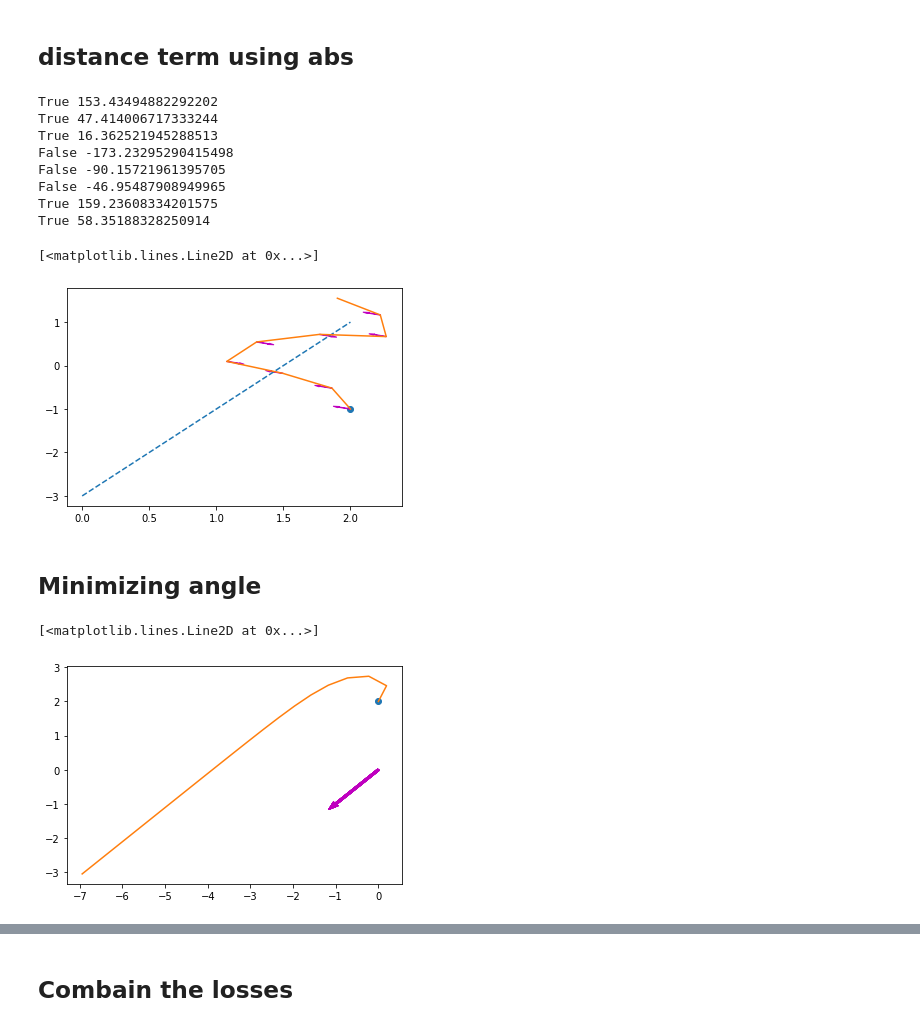
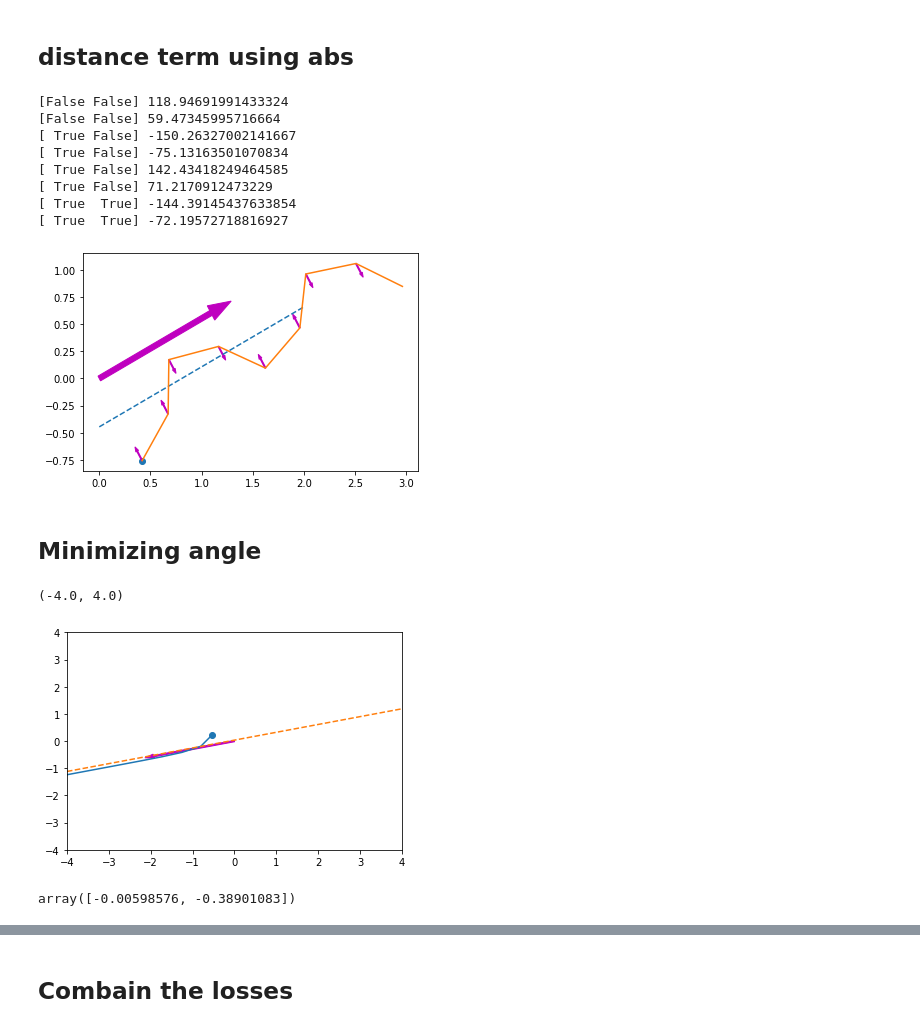
Before and after one commit to Nyctolex/Autonomous-Car, a Jupyter notebook: Path Control/Alex's junk code/Path Control Mathematics.ipynb, the cells around one changed output, grey strips where cells are left out. Saved outputs shown, nothing was run; the diff lists cells and outputs as text; code cells hidden in the pictures.

```diff
--- a/Path Control/Alex's junk code/Path Control Mathematics.ipynb
+++ b/Path Control/Alex's junk code/Path Control Mathematics.ipynb
@@ -215,7 +215,7 @@ def is_p_above_line(line, p):
     else:
         return False
 
-def normal_from_other_side(line, v2):
+def normal_from_other_side(v1, v2):
     v1 = line[1] - line[0]
     v3 = np.array([-v1[1], v1[0]])  # create a vector perpendicular to v2
     v3 = v3/norm(v3)
@@ -225,10 +225,11 @@ def normal_from_other_side(line, v2):
     return v3
 
 
-def is_clock_wise_angle(line, point):
-    n = normal_from_other_side(line, point)
-    n_hat = n/norm(n)
-    return point@n_hat < 0
+def is_clock_wise_angle(v1, v2):
+    v1 = hat(v1)
+    v2 = hat(v2)
+    dot = v1[0]*-1*v2[1] + v1[1]*v2[0]
+    return dot > 0
 
 def clockwise_angle_between_vectors(v1, v2):
     perp_v1 = np.array([-v1[1], v1[0]])
@@ -242,7 +243,7 @@ def clockwise_angle_between_vectors(v1, v2):
 def distance_controller(position, velocity: np.ndarray, line: np.ndarray):
     line_pointing = line[1] - line[0]
     n = normal_from_other_side(line, position)
-    if is_clock_wise_angle(line,  position):
+    if  is_clock_wise_angle(n,  velocity):
         return clockwise_angle_between_vectors(v, n)
     return -1*clockwise_angle_between_vectors(n, v)
 # %%
@@ -260,49 +261,55 @@ initial_theta = 0
 initial_pos = np.array([2,-1])
 p1 = np.array([2,1])
 p2 = np.array([4,5])
+
+initial_pos = np.array([uniform(-1, 1), uniform(-1, 1)])
+p1 = np.array([uniform(-1, 1), uniform(-1, 1)])
+p2 = np.array([uniform(-1, 1), uniform(-1, 1)])
 line = np.array([p1, p2])
+
 p = p2-p1
 plt.scatter(initial_pos[0], initial_pos[1])
 car = Car(initial_pos, initial_theta, initial_velocity)
 
 
 car_path = [initial_pos]
 
 for t in range(8):
     theta = car.get_direction()
     velocity = car.velocity
     v_hat = np.array([np.cos(theta), np.sin(theta)])
     v = velocity*v_hat
 
     d = abs(line_point_distance(line, car.position))
     d_theta = distance_controller(car.position, v, line)
     print(is_clock_wise_angle(line,  car.position), d_theta*180/np.pi)
     w = 1
     proportional = (w*d/(w*d+1))
+    proportional = 0.5
     new_theta =theta + d_theta* proportional
 
     n = normal_from_other_side(line, car.position)
     plot_vec(n*0.1, car.position, width=0.01)
 
     car.set_direction(new_theta)
     car.update_position(dt)
     car_path.append(car.position)
 
 # plot_vec(p/2)
 plot_line(p1, p2, [0,2])
 car_path  =np.array(car_path)
 plt.plot(car_path[:,0], car_path[:,1])
+plot_vec(p, (0,0))
 # %% [output]
-True 153.43494882292202
-True 47.414006717333244
-True 16.362521945288513
-False -173.23295290415498
-False -90.15721961395705
-False -46.95487908949965
-True 159.23608334201575
-True 58.35188328250914
+[False False] 118.94691991433324
+[False False] 59.47345995716664
+[ True False] -150.26327002141667
+[ True False] -75.13163501070834
+[ True False] 142.43418249464585
+[ True False] 71.2170912473229
+[ True  True] -144.39145437633854
+[ True  True] -72.19572718816927
-[<matplotlib.lines.Line2D at 0x...>]
-[figure, old version]
+[figure, new version]
 # %%
 # losses = np.array(losses)
 # plt.plot(losses)
@@ -379,6 +368,7 @@ def angle_controller(line, direction):
 import numpy as np
 from numpy.linalg import norm
 import matplotlib.pyplot as plt
+from random import uniform
 %matplotlib inline
 #hyper parameters
 dt = 1
@@ -387,14 +377,19 @@ dt = 1
 initial_velocity = 0.5
 initial_theta = 0
 initial_pos = np.array([0,2])
-p1 = np.array([0,0])
-p2 = np.array([-1,-1])
+
+# p1 = np.array([0,0])
+# p2 = np.array([-1,-1])
+# p1 = np.array([uniform(-1, 1), uniform(-1, 1)])
+
+initial_pos = np.array([uniform(-1, 1), uniform(-1, 1)])
+p2 = np.array([uniform(-1, 1), uniform(-1, 1)])
 line = np.array([p1, p2])
 p = p2-p1
 plt.scatter(initial_pos[0], initial_pos[1])
 car = Car(initial_pos, initial_theta, initial_velocity)
 
-plot_line(p1, p2, [-1,-1])
+
 car_path = [initial_pos]
 
 for t in range(20):
@@ -403,13 +398,18 @@ for t in range(20):
     v_hat = np.array([np.cos(theta), np.sin(theta)])
     v = velocity*v_hat
 
-    d = abs(line_point_distance(line, car.position))
+    # n = normal_from_other_side(p, v)
+    # plot_vec(n*0.1, car.position, width=0.01)
+    # plot_vec(v*2, car.position, width=0.02, color='g')
+
+    d = abs(line_point_distance(l
+    ine, car.position))
     d_theta = angle_controller(line, v_hat)
-    w = 5
-    proportional = 0.5 #(w*d/(w*d+1))
+    w = 1
+    proportional = 0.75 #(w*d/(w*d+1))
     new_theta =theta + d_theta* proportional
 
-    plot_vec(p, p1)
+
     car.set_direction(new_theta)
     car.update_position(dt)
     car_path.append(car.position)
@@ -418,9 +418,18 @@ for t in range(20):
 
 car_path  =np.array(car_path)
 plt.plot(car_path[:,0], car_path[:,1])
+# plot_line(p1, p2, [-1,-1])
+plot_vec(hat(p)*2, (0,0))
+plot_line(p1, p2, [-4,4])
+plt.xlim([-4,4])
+plt.ylim([-4,4])
 # %% [output]
-[<matplotlib.lines.Line2D at 0x...>]
+(-4.0, 4.0)
-[figure, old version]
+[figure, new version]
+# %%
+p
+# %% [output]
+array([-0.00598576, -0.38901083])
 # %%
 # losses = np.array(losses)
 # plt.plot(losses)
```
Also changed, not shown: parts of 10 cells of this notebook.
